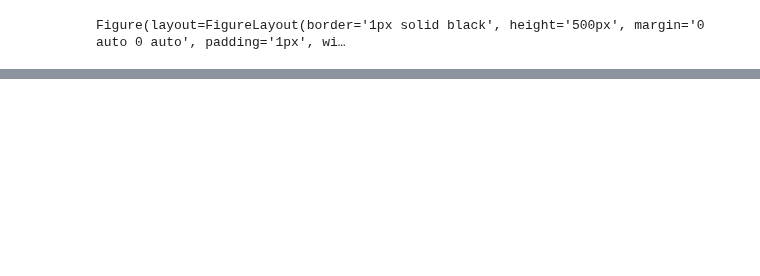
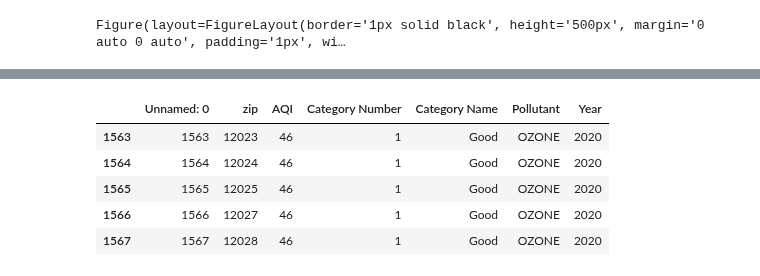
Before and after one commit to paloni-dotcom/Se7en, a Jupyter notebook: Heat_Map_AQI_by_zipcode.ipynb, the cells around one changed output, grey strips where cells are left out. Cells and saved outputs as stored; diff of their text form; code cells hidden in the pictures; blank space fills up the shorter version.

```diff
--- a/Heat_Map_AQI_by_zipcode.ipynb
+++ b/Heat_Map_AQI_by_zipcode.ipynb
@@ -159,0 +176,13 @@ new_aqi_df.head()
+# %%
+# AQI for year 2020
+AQI_df = pd.read_csv('../Se7en/AQIndex.csv')
+AQI_df = AQI_df.dropna()
+aqi_group = AQI_df.groupby ("Year")
+aqi_2020_df = aqi_group.get_group (2020)
+# %% [output]
+|  | Unnamed: 0 | zip | AQI | Category Number | Category Name | Pollutant | Year |
+| 1563 | 1563 | 12023 | 46 | 1 | Good | OZONE | 2020 |
+| 1564 | 1564 | 12024 | 46 | 1 | Good | OZONE | 2020 |
+| 1565 | 1565 | 12025 | 46 | 1 | Good | OZONE | 2020 |
+| 1566 | 1566 | 12027 | 46 | 1 | Good | OZONE | 2020 |
+| 1567 | 1567 | 12028 | 46 | 1 | Good | OZONE | 2020 |
```
Also changed, not shown: parts of 5 cells of this notebook.
